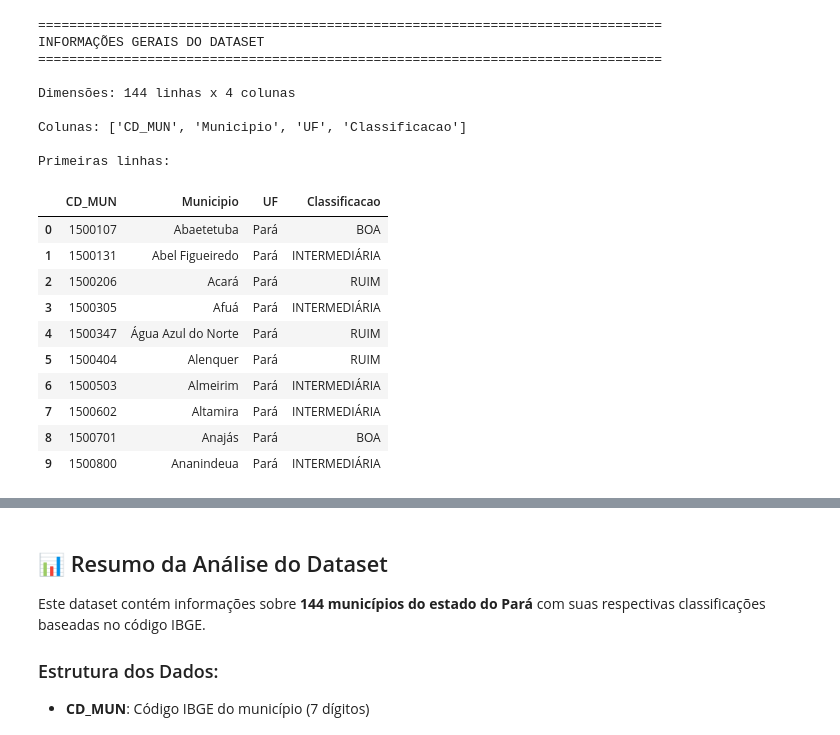
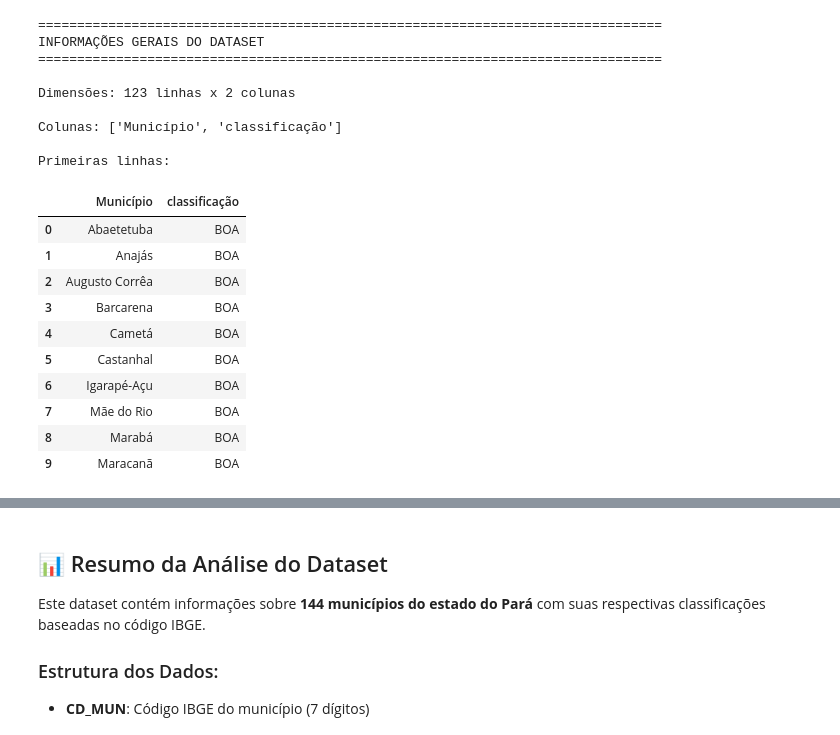
Before and after one commit to noamcoelho/mapa-para-ambiental, a Jupyter notebook: main.ipynb, the cells around one changed output, grey strips where cells are left out. Saved outputs shown, nothing was run; the diff lists cells and outputs as text; code cells hidden in the pictures.

```diff
--- a/main.ipynb
+++ b/main.ipynb
@@ -1,45 +1,45 @@
 # %%
 import pandas as pd
 import numpy as np
 import matplotlib.pyplot as plt
 import seaborn as sns
 
 # Configurar visualização
 sns.set_style("whitegrid")
 plt.rcParams['figure.figsize'] = (12, 6)
 
 # Carregar o dataset
-df = pd.read_csv('classificacao_para_com_ibge_final_ATUAL.csv')
+df = pd.read_csv('classificacao_municipios 21 BOA 84 INTERMEDIARIA E 37 RUIM.CSV', sep=';', encoding='latin-1')
 
 # Informações básicas do dataset
 print("=" * 80)
 print("INFORMAÇÕES GERAIS DO DATASET")
 print("=" * 80)
 print(f"\nDimensões: {df.shape[0]} linhas x {df.shape[1]} colunas")
 print(f"\nColunas: {list(df.columns)}")
 print(f"\nPrimeiras linhas:")
 display(df.head(10))
 # %% [output]
 ================================================================================
 INFORMAÇÕES GERAIS DO DATASET
 ================================================================================
 
-Dimensões: 144 linhas x 4 colunas
+Dimensões: 123 linhas x 2 colunas
 
-Colunas: ['CD_MUN', 'Municipio', 'UF', 'Classificacao']
+Colunas: ['Município', 'classificação']
 
 Primeiras linhas:
-|  | CD_MUN | Municipio | UF | Classificacao |
-| 0 | 1500107 | Abaetetuba | Pará | BOA |
-| 1 | 1500131 | Abel Figueiredo | Pará | INTERMEDIÁRIA |
-| 2 | 1500206 | Acará | Pará | RUIM |
-| 3 | 1500305 | Afuá | Pará | INTERMEDIÁRIA |
-| 4 | 1500347 | Água Azul do Norte | Pará | RUIM |
-| 5 | 1500404 | Alenquer | Pará | RUIM |
-| 6 | 1500503 | Almeirim | Pará | INTERMEDIÁRIA |
-| 7 | 1500602 | Altamira | Pará | INTERMEDIÁRIA |
-| 8 | 1500701 | Anajás | Pará | BOA |
-| 9 | 1500800 | Ananindeua | Pará | INTERMEDIÁRIA |
+|  | Município | classificação |
+| 0 | Abaetetuba | BOA |
+| 1 | Anajás | BOA |
+| 2 | Augusto Corrêa | BOA |
+| 3 | Barcarena | BOA |
+| 4 | Cametá | BOA |
+| 5 | Castanhal | BOA |
+| 6 | Igarapé-Açu | BOA |
+| 7 | Mãe do Rio | BOA |
+| 8 | Marabá | BOA |
+| 9 | Maracanã | BOA |
 # %%
 # Análise detalhada
 print("=" * 80)
```
Also changed, not shown: parts of 10 cells of this notebook, 7 other files.
